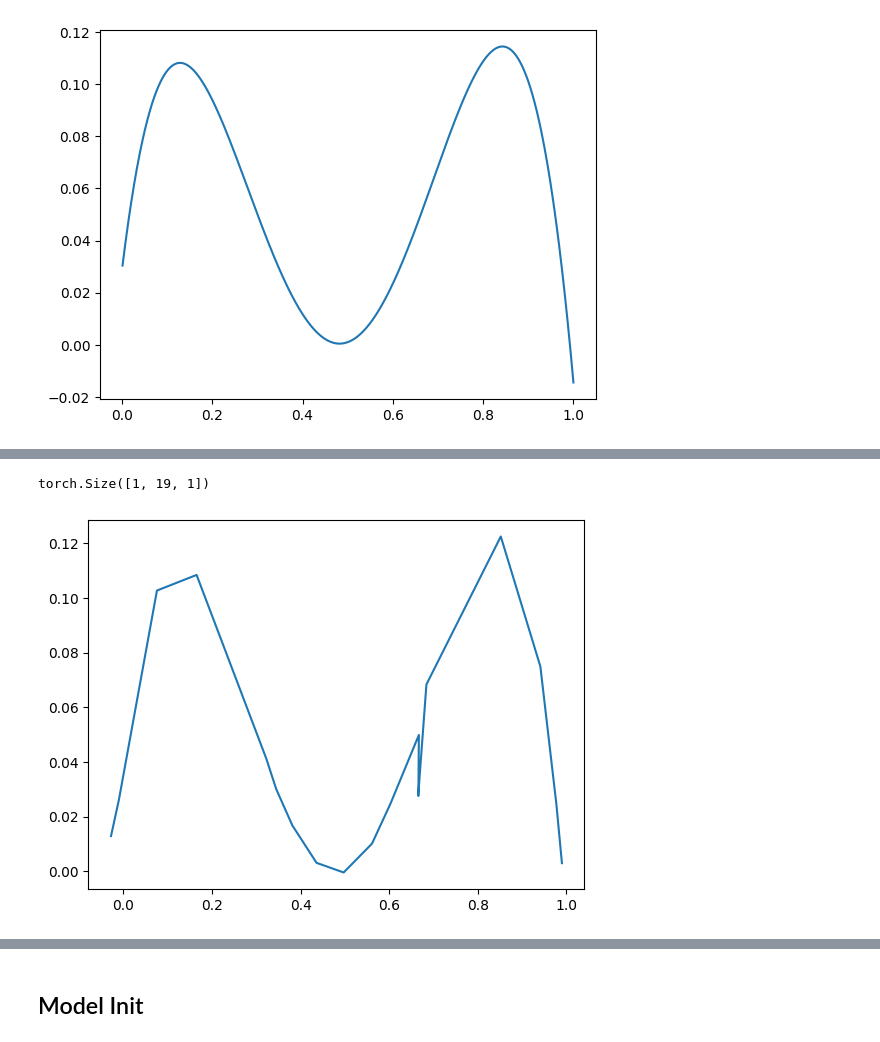
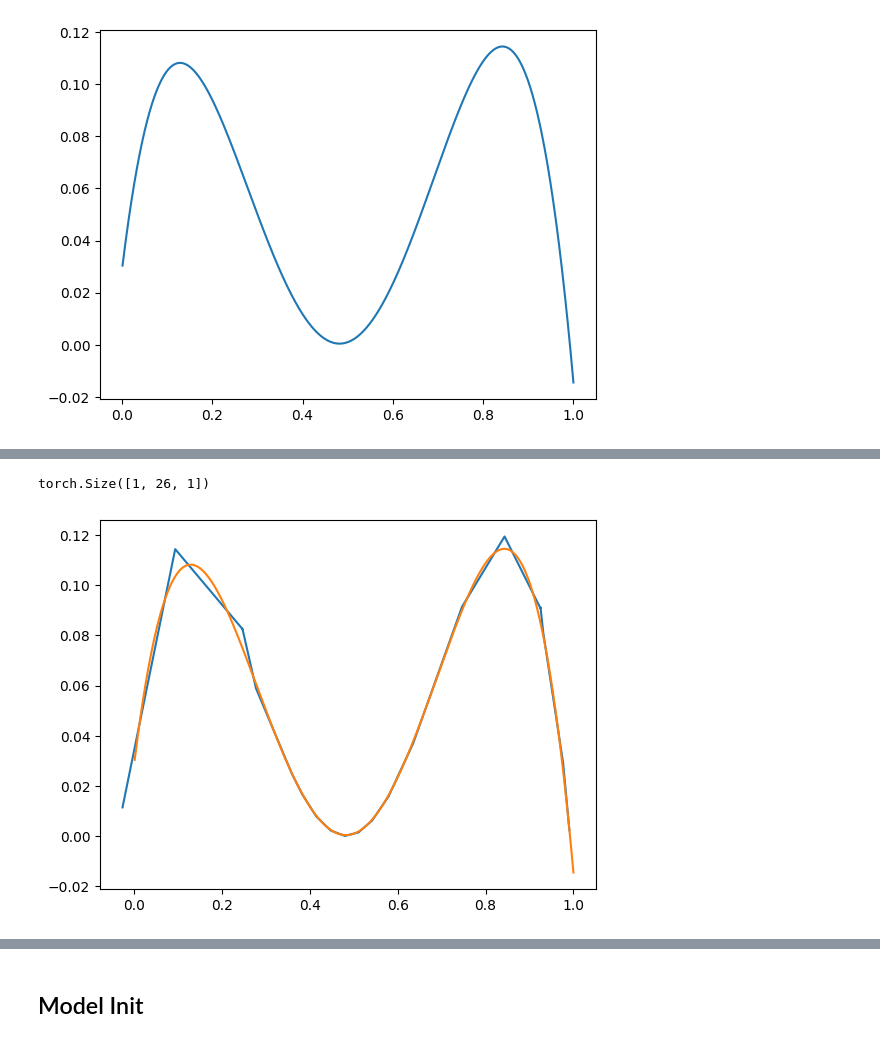
Before and after one commit to sjamthe/customNNexperiments, a Jupyter notebook: Image Reshaping experiments-2.ipynb, the cells around one changed output, grey strips where cells are left out. Drawn from its saved outputs; the diff is of its cells as text; code cells hidden in the pictures.

```diff
--- a/Image Reshaping experiments-2.ipynb
+++ b/Image Reshaping experiments-2.ipynb
@@ -361,7 +366,7 @@ tensor(-0.0145) tensor(0.1145)
 [figure]
 # %%
 # Train a model
-model = Segment(x_in.shape[1], ytest.shape[1], 18)
+model = Segment(x_in.shape[1], ytest.shape[1], 25)
 
 #Initialize model parameters - extremely important.
 model.custom_init(x_in.min(dim=0).values, x_in.max(dim=0).values)
@@ -413,13 +418,15 @@ for epoch in range(1, num_epochs+1):
 # %%
 # Plot model params
 print(model.x.shape)
 xval = model.x.reshape(model.x.shape[1]).detach().numpy()
 yval = model.y.reshape(model.x.shape[1]).detach().numpy()
 plt.plot(xval,yval)
+plt.plot(x_in,ytest)
+
 plt.show()
 # %% [output]
-torch.Size([1, 19, 1])
+torch.Size([1, 26, 1])
-[figure, old version]
+[figure, new version]
 # %%
 # Test decoder
 
```
Also changed, not shown: parts of 18 cells of this notebook, 9 other files.
